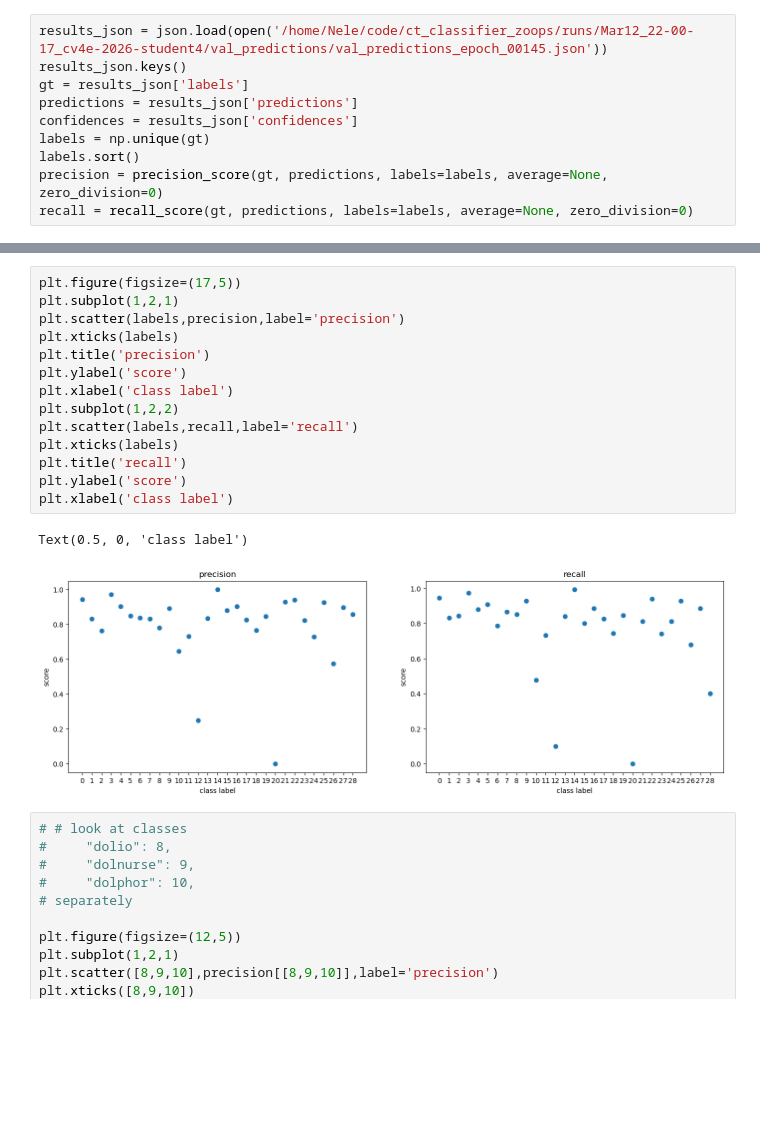
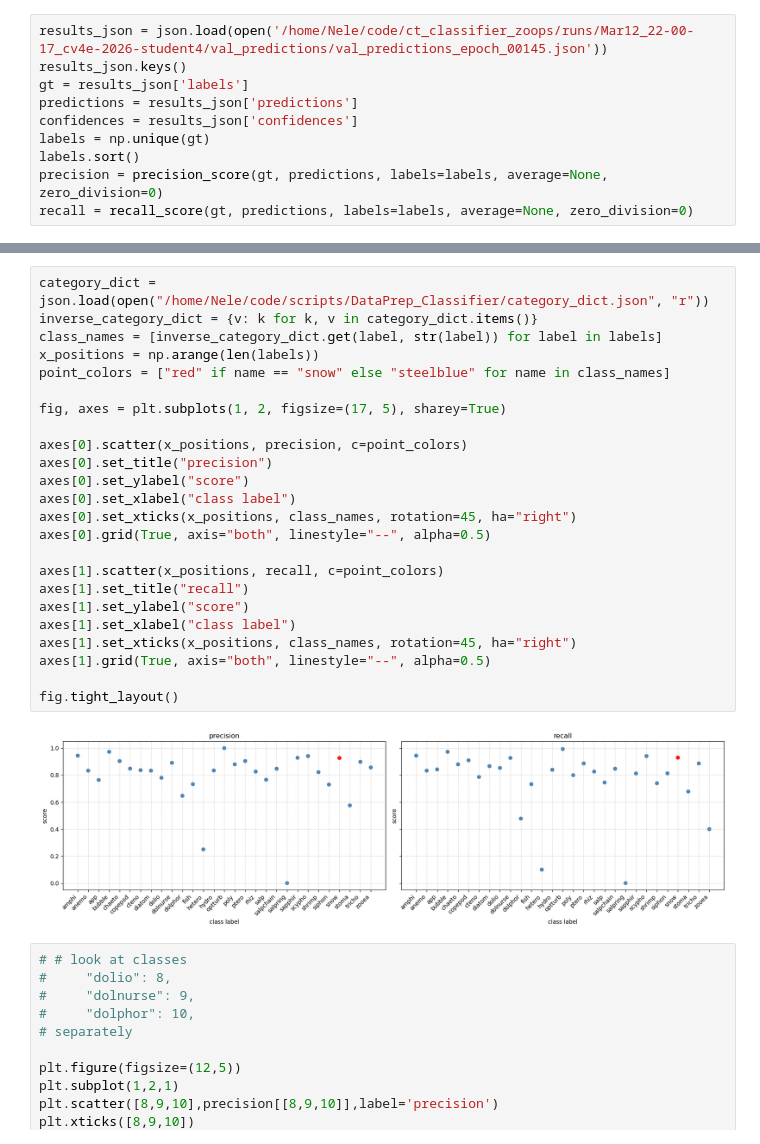
Before and after one commit to NeWeigt/ct_classifier_zoops, a Jupyter notebook: Prec_Rec_Class.ipynb, the cells around one changed output, grey strips where cells are left out. Cells and saved outputs as stored; diff of their text form; blank space fills up the shorter version.

```diff
--- a/Prec_Rec_Class.ipynb
+++ b/Prec_Rec_Class.ipynb
@@ -39,22 +39,31 @@ results_json['confidences']
  0.9997782111167908,
  ...]
 # %%
-plt.figure(figsize=(17,5))
-plt.subplot(1,2,1)
-plt.scatter(labels,precision,label='precision')
-plt.xticks(labels)
-plt.title('precision')
-plt.ylabel('score')
-plt.xlabel('class label')
-plt.subplot(1,2,2)
-plt.scatter(labels,recall,label='recall')
-plt.xticks(labels)
-plt.title('recall')
-plt.ylabel('score')
-plt.xlabel('class label')
+category_dict = json.load(open("/home/Nele/code/scripts/DataPrep_Classifier/category_dict.json", "r"))
+inverse_category_dict = {v: k for k, v in category_dict.items()}
+class_names = [inverse_category_dict.get(label, str(label)) for label in labels]
+x_positions = np.arange(len(labels))
+point_colors = ["red" if name == "snow" else "steelblue" for name in class_names]
+
+fig, axes = plt.subplots(1, 2, figsize=(17, 5), sharey=True)
+
+axes[0].scatter(x_positions, precision, c=point_colors)
+axes[0].set_title("precision")
+axes[0].set_ylabel("score")
+axes[0].set_xlabel("class label")
+axes[0].set_xticks(x_positions, class_names, rotation=45, ha="right")
+axes[0].grid(True, axis="both", linestyle="--", alpha=0.5)
+
+axes[1].scatter(x_positions, recall, c=point_colors)
+axes[1].set_title("recall")
+axes[1].set_ylabel("score")
+axes[1].set_xlabel("class label")
+axes[1].set_xticks(x_positions, class_names, rotation=45, ha="right")
+axes[1].grid(True, axis="both", linestyle="--", alpha=0.5)
+
+fig.tight_layout()
 # %% [output]
-Text(0.5, 0, 'class label')
-[figure, old version]
+[figure, new version]
 # %%
 # # look at classes
 #     "dolio": 8,
```
